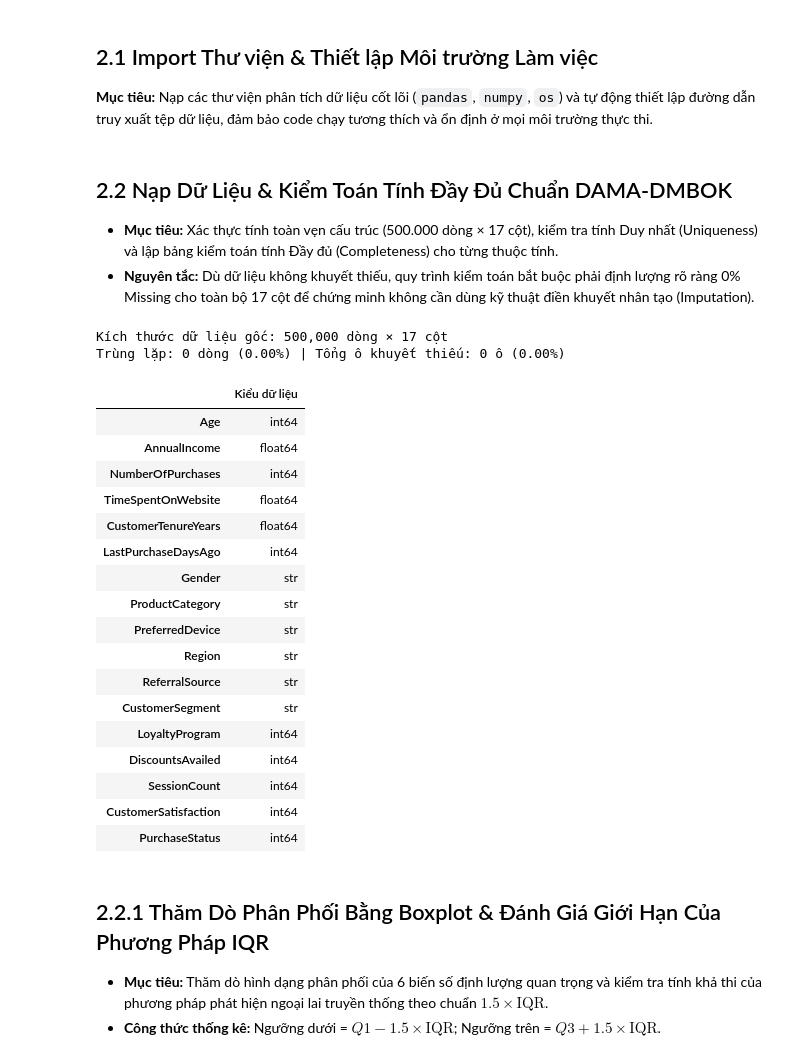
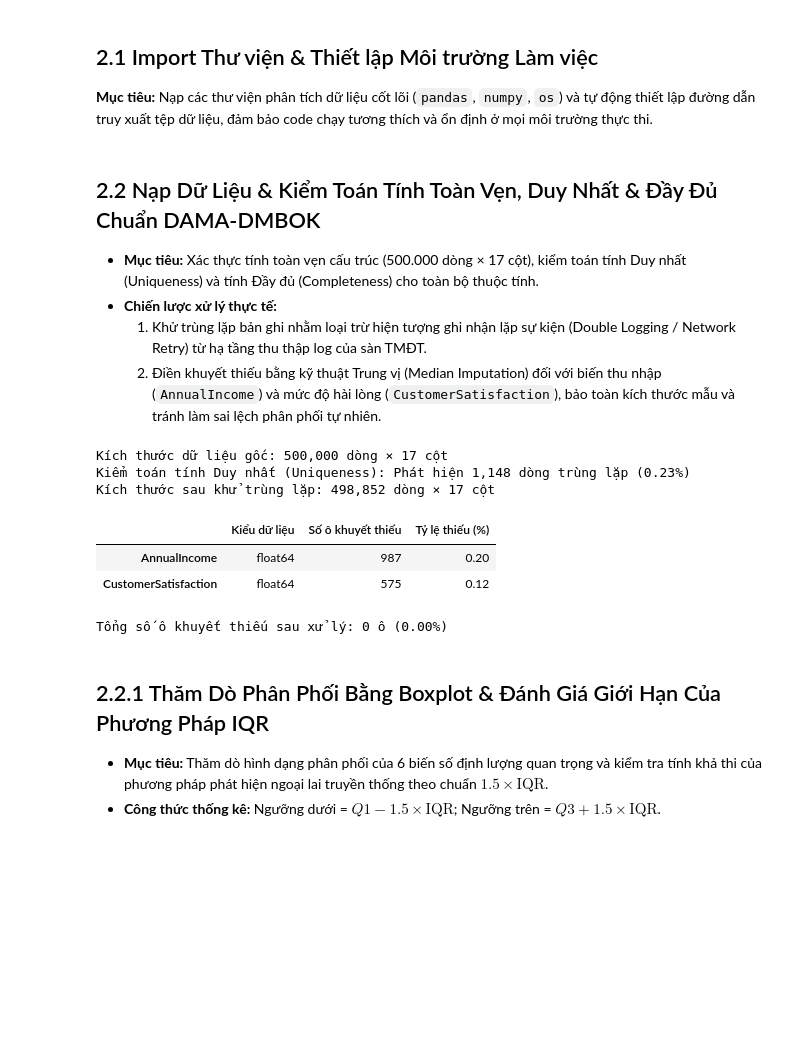
Before and after one commit to HuSiHuSi1/ADY, a Jupyter notebook: 2. Data Collection, Understanding, and Preparation.ipynb, the cells around one changed output. Drawn from its saved outputs; the diff is of its cells as text; code cells hidden in the pictures; blank space fills up the shorter version.

```diff
--- a/2. Data Collection, Understanding, and Preparation.ipynb
+++ b/2. Data Collection, Understanding, and Preparation.ipynb
@@ -30,53 +30,54 @@ Nhằm đảm bảo tính khoa học, minh bạch và khả năng tái lập tro
 
 **Mục tiêu:** Nạp các thư viện phân tích dữ liệu cốt lõi (`pandas`, `numpy`, `os`) và tự động thiết lập đường dẫn truy xuất tệp dữ liệu, đảm bảo code chạy tương thích và ổn định ở mọi môi trường thực thi.
 # %%
-import os
 import pandas as pd
 import numpy as np
 import matplotlib.pyplot as plt
 
-# Thiết lập đường dẫn dữ liệu tự động (chạy từ thư mục gốc hoặc thư mục Notebooks)
-DATA_DIR = next((p for p in [os.path.join('..', 'Data'), 'Data', '.'] if os.path.exists(os.path.join(p, 'customerData_500k.csv'))), '.')
-RAW_PATH = os.path.join(DATA_DIR, 'customerData_500k.csv')
-CLEAN_PATH = os.path.join(DATA_DIR, 'customerData_clean.csv')
-REJECTED_PATH = os.path.join(DATA_DIR, 'customerData_rejected.csv')
-assert os.path.exists(RAW_PATH), f'Cảnh báo: Không tìm thấy file {RAW_PATH}!'
+DATA_DIR = '../Data'
+
+RAW_PATH = f'{DATA_DIR}/customerData_500k.csv'
+CLEAN_PATH = f'{DATA_DIR}/customerData_clean.csv'
+REJECTED_PATH = f'{DATA_DIR}/customerData_rejected.csv'
 # %% [markdown]
-## 2.2 Nạp Dữ Liệu & Kiểm Toán Tính Đầy Đủ Chuẩn DAMA-DMBOK
+## 2.2 Nạp Dữ Liệu & Kiểm Toán Tính Toàn Vẹn, Duy Nhất & Đầy Đủ Chuẩn DAMA-DMBOK
 
-* **Mục tiêu:** Xác thực tính toàn vẹn cấu trúc (500.000 dòng × 17 cột), kiểm tra tính Duy nhất (Uniqueness) và lập bảng kiểm toán tính Đầy đủ (Completeness) cho từng thuộc tính.
-* **Nguyên tắc:** Dù dữ liệu không khuyết thiếu, quy trình kiểm toán bắt buộc phải định lượng rõ ràng 0% Missing cho toàn bộ 17 cột để chứng minh không cần dùng kỹ thuật điền khuyết nhân tạo (Imputation).
+* **Mục tiêu:** Xác thực tính toàn vẹn cấu trúc (500.000 dòng × 17 cột), kiểm toán tính Duy nhất (Uniqueness) và tính Đầy đủ (Completeness) cho toàn bộ thuộc tính.
+* **Chiến lược xử lý thực tế:**
+  1. Khử trùng lặp bản ghi nhằm loại trừ hiện tượng ghi nhận lặp sự kiện (Double Logging / Network Retry) từ hạ tầng thu thập log của sàn TMĐT.
+  2. Điền khuyết thiếu bằng kỹ thuật Trung vị (Median Imputation) đối với biến thu nhập (`AnnualIncome`) và mức độ hài lòng (`CustomerSatisfaction`), bảo toàn kích thước mẫu và tránh làm sai lệch phân phối tự nhiên.
 # %%
-raw = pd.read_csv(RAW_PATH, float_precision='round_trip')
+raw = pd.read_csv(RAW_PATH)
 
 print(f"Kích thước dữ liệu gốc: {raw.shape[0]:,} dòng × {raw.shape[1]} cột")
-print(f"Trùng lặp: {raw.duplicated().sum():,} dòng (0.00%) | Tổng ô khuyết thiếu: {raw.isna().sum().sum():,} ô (0.00%)")
+num_duplicates = raw.duplicated().sum()
+print(f"Kiểm toán tính Duy nhất (Uniqueness): Phát hiện {num_duplicates:,} dòng trùng lặp ({num_duplicates/len(raw)*100:.2f}%)")
+
+raw = raw.drop_duplicates().reset_index(drop=True)
+print(f"Kích thước sau khử trùng lặp: {raw.shape[0]:,} dòng × {raw.shape[1]} cột")
 
 missing_audit = pd.DataFrame({
-    'Kiểu dữ liệu': raw.dtypes
+    'Kiểu dữ liệu': raw.dtypes,
+    'Số ô khuyết thiếu': raw.isna().sum(),
+    'Tỷ lệ thiếu (%)': (raw.isna().sum() / len(raw) * 100).round(2)
 })
-display(missing_audit)
+display(missing_audit[missing_audit['Số ô khuyết thiếu'] > 0])
+
+income_median = raw['AnnualIncome'].median()
+sat_median = raw['CustomerSatisfaction'].median()
+
+raw['AnnualIncome'] = raw['AnnualIncome'].fillna(income_median)
+raw['CustomerSatisfaction'] = raw['CustomerSatisfaction'].fillna(sat_median).astype(int)
+
+print(f"Tổng số ô khuyết thiếu sau xử lý: {raw.isna().sum().sum()} ô (0.00%)")
 # %% [output]
 Kích thước dữ liệu gốc: 500,000 dòng × 17 cột
-Trùng lặp: 0 dòng (0.00%) | Tổng ô khuyết thiếu: 0 ô (0.00%)
+Kiểm toán tính Duy nhất (Uniqueness): Phát hiện 1,148 dòng trùng lặp (0.23%)
+Kích thước sau khử trùng lặp: 498,852 dòng × 17 cột
-|  | Kiểu dữ liệu |
-| Age | int64 |
-| AnnualIncome | float64 |
-| NumberOfPurchases | int64 |
-| TimeSpentOnWebsite | float64 |
-| CustomerTenureYears | float64 |
-| LastPurchaseDaysAgo | int64 |
-| Gender | str |
-| ProductCategory | str |
-| PreferredDevice | str |
-| Region | str |
-| ReferralSource | str |
-| CustomerSegment | str |
-| LoyaltyProgram | int64 |
-| DiscountsAvailed | int64 |
-| SessionCount | int64 |
-| CustomerSatisfaction | int64 |
-| PurchaseStatus | int64 |
+|  | Kiểu dữ liệu | Số ô khuyết thiếu | Tỷ lệ thiếu (%) |
+| AnnualIncome | float64 | 987 | 0.20 |
+| CustomerSatisfaction | float64 | 575 | 0.12 |
+Tổng số ô khuyết thiếu sau xử lý: 0 ô (0.00%)
 # %% [markdown]
 ## 2.2.1 Thăm Dò Phân Phối Bằng Boxplot & Đánh Giá Giới Hạn Của Phương Pháp IQR
 
```
Also changed, not shown: parts of 6 cells of this notebook.
